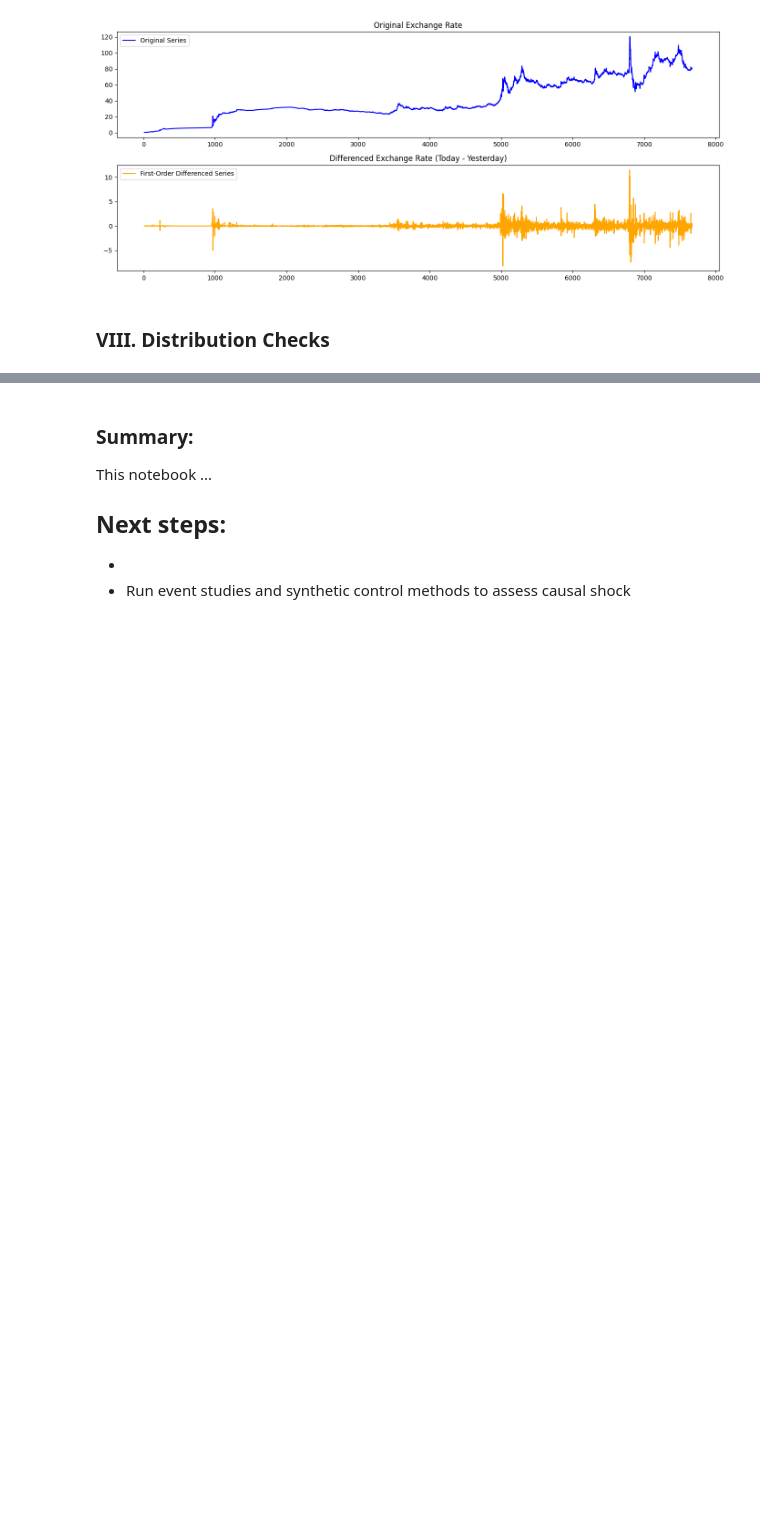
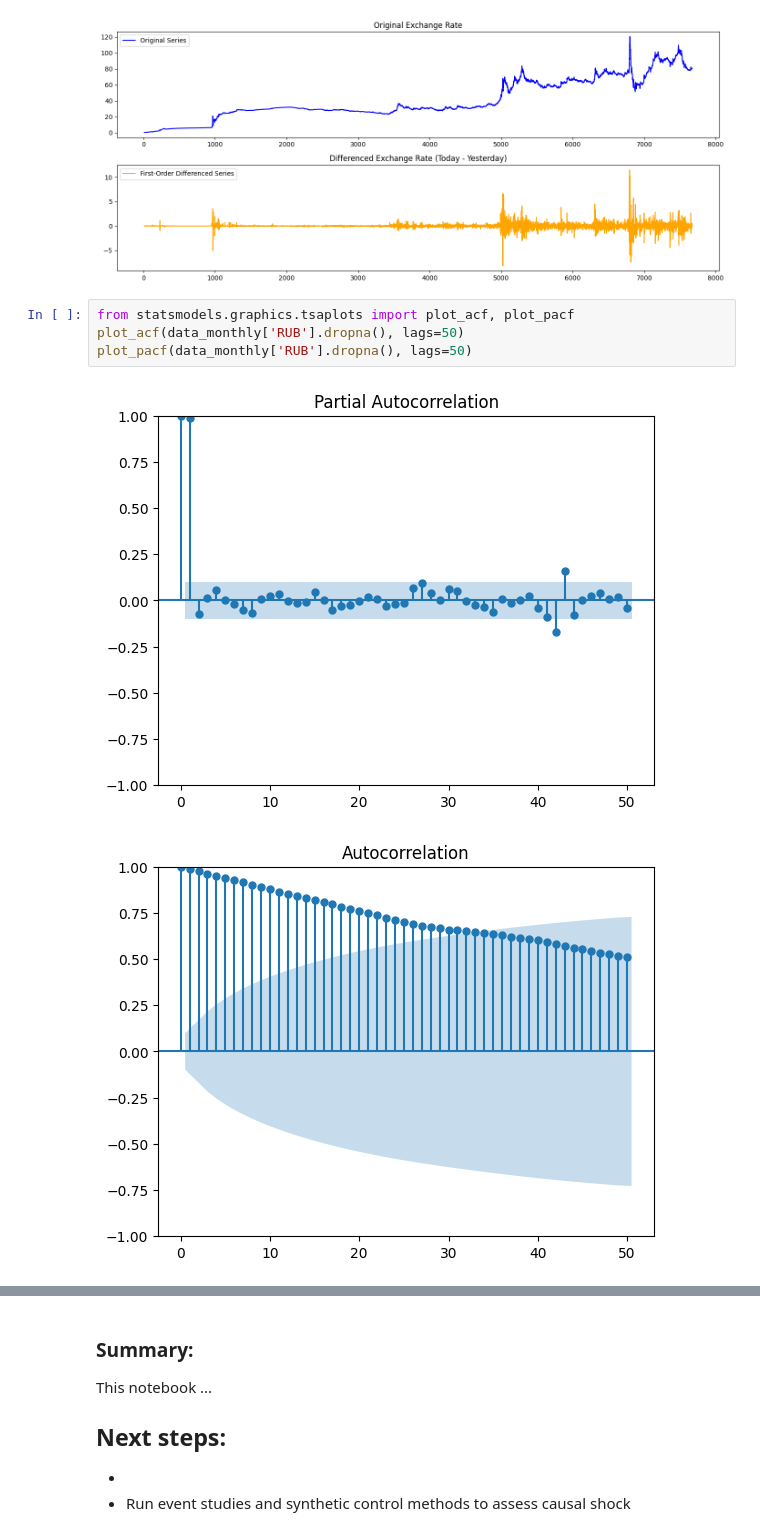
Before and after one commit to ZlataSparrow/Ruble_Volatility_Prediction, a Jupyter notebook: notebook/02_Exploratory_Data_Analysis.ipynb, the cells around one changed output, grey strips where cells are left out. Saved outputs shown, nothing was run; the diff lists cells and outputs as text; blank space fills up the shorter version.

```diff
--- a/notebook/02_Exploratory_Data_Analysis.ipynb
+++ b/notebook/02_Exploratory_Data_Analysis.ipynb
@@ -818,5 +818,10 @@ plt.tight_layout()
 plt.show()
 # %% [output]
 [figure]
-# %% [markdown]
-### VIII. Distribution Checks
+# %%
+from statsmodels.graphics.tsaplots import plot_acf, plot_pacf
+plot_acf(data_monthly['RUB'].dropna(), lags=50)
+plot_pacf(data_monthly['RUB'].dropna(), lags=50)
+# %% [output]
+[figure, added]
+[figure, added]
```
Also changed, not shown: parts of 3 cells of this notebook, 1 other file.
